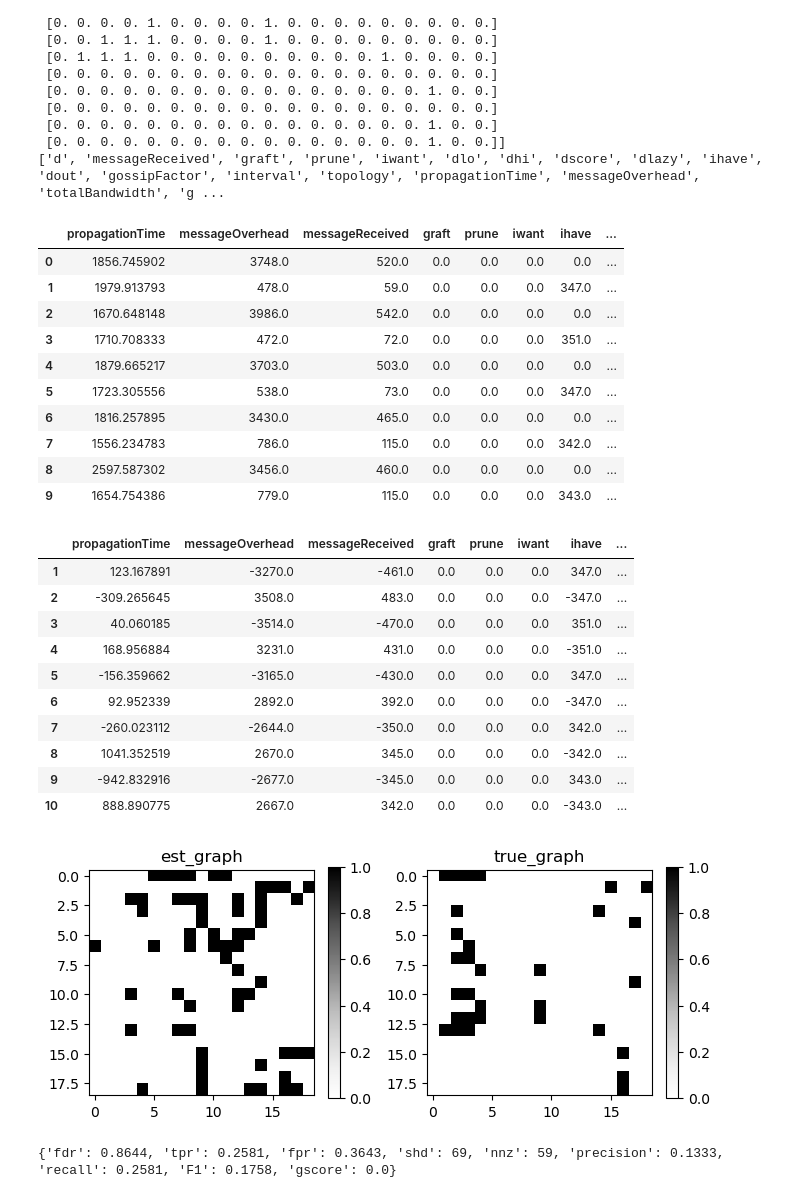
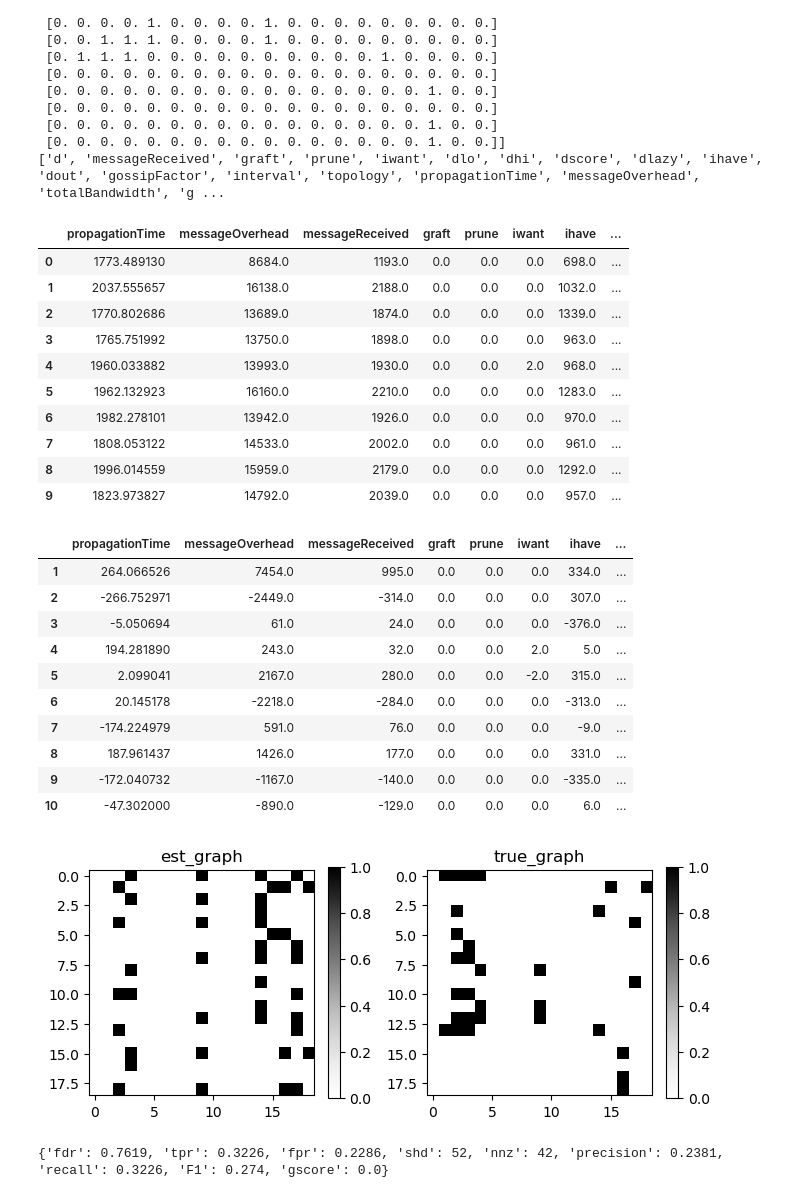
Before and after one commit to FlavScheidt/flexi-pipe, a Jupyter notebook: data/CausalAnalysis/CausalDiscovery/NomalizedData.ipynb, the cells around one changed output. Saved outputs shown, nothing was run; the diff lists cells and outputs as text; code cells hidden in the pictures.

```diff
--- a/data/CausalAnalysis/CausalDiscovery/NomalizedData.ipynb
+++ b/data/CausalAnalysis/CausalDiscovery/NomalizedData.ipynb
@@ -101,7 +101,7 @@ print(causal_graph.nodes)
 
 #Import data
 # data = pd.read_csv('../datasets/consolidated.csv',header=0, index_col=0)
-data = pd.read_csv('../GenerateDatasets/consolidated.csv',header=0, index_col=0)
+data = pd.read_csv('../consolidated.csv',header=0, index_col=0)
 consolidated = pd.DataFrame(data)
 
 consolidated = consolidated.drop(columns=['experiment'])#, 'messageBandwidth'])#, 'gossipBandwidth'])#, 'messageDuplicated'])#, 'n_nodes', 'consensus', 'messageDuplicated'])
@@ -125,16 +125,16 @@ consolidated = consolidated.drop(columns=['top'])
 consolidated.head(10)
 # %% [output]
 |  | propagationTime | messageOverhead | messageReceived | graft | prune | iwant | ihave | ... |
-| 0 | 1856.745902 | 3748.0 | 520.0 | 0.0 | 0.0 | 0.0 | 0.0 | ... |
-| 1 | 1979.913793 | 478.0 | 59.0 | 0.0 | 0.0 | 0.0 | 347.0 | ... |
-| 2 | 1670.648148 | 3986.0 | 542.0 | 0.0 | 0.0 | 0.0 | 0.0 | ... |
-| 3 | 1710.708333 | 472.0 | 72.0 | 0.0 | 0.0 | 0.0 | 351.0 | ... |
-| 4 | 1879.665217 | 3703.0 | 503.0 | 0.0 | 0.0 | 0.0 | 0.0 | ... |
-| 5 | 1723.305556 | 538.0 | 73.0 | 0.0 | 0.0 | 0.0 | 347.0 | ... |
-| 6 | 1816.257895 | 3430.0 | 465.0 | 0.0 | 0.0 | 0.0 | 0.0 | ... |
-| 7 | 1556.234783 | 786.0 | 115.0 | 0.0 | 0.0 | 0.0 | 342.0 | ... |
-| 8 | 2597.587302 | 3456.0 | 460.0 | 0.0 | 0.0 | 0.0 | 0.0 | ... |
-| 9 | 1654.754386 | 779.0 | 115.0 | 0.0 | 0.0 | 0.0 | 343.0 | ... |
+| 0 | 1773.489130 | 8684.0 | 1193.0 | 0.0 | 0.0 | 0.0 | 698.0 | ... |
+| 1 | 2037.555657 | 16138.0 | 2188.0 | 0.0 | 0.0 | 0.0 | 1032.0 | ... |
+| 2 | 1770.802686 | 13689.0 | 1874.0 | 0.0 | 0.0 | 0.0 | 1339.0 | ... |
+| 3 | 1765.751992 | 13750.0 | 1898.0 | 0.0 | 0.0 | 0.0 | 963.0 | ... |
+| 4 | 1960.033882 | 13993.0 | 1930.0 | 0.0 | 0.0 | 2.0 | 968.0 | ... |
+| 5 | 1962.132923 | 16160.0 | 2210.0 | 0.0 | 0.0 | 0.0 | 1283.0 | ... |
+| 6 | 1982.278101 | 13942.0 | 1926.0 | 0.0 | 0.0 | 0.0 | 970.0 | ... |
+| 7 | 1808.053122 | 14533.0 | 2002.0 | 0.0 | 0.0 | 0.0 | 961.0 | ... |
+| 8 | 1996.014559 | 15959.0 | 2179.0 | 0.0 | 0.0 | 0.0 | 1292.0 | ... |
+| 9 | 1823.973827 | 14792.0 | 2039.0 | 0.0 | 0.0 | 0.0 | 957.0 | ... |
 # %%
 #Differenting -> https://medium.com/@nathanvenos/time-series-analysis-in-python-ab582dd803cd
 
@@ -148,45 +148,45 @@ X = consolidateddiff[['d', 'messageReceived', 'graft', 'prune', 'iwant', 'dlo',
 consolidateddiff.head(10)
 # %% [output]
 |  | propagationTime | messageOverhead | messageReceived | graft | prune | iwant | ihave | ... |
-| 1 | 123.167891 | -3270.0 | -461.0 | 0.0 | 0.0 | 0.0 | 347.0 | ... |
-| 2 | -309.265645 | 3508.0 | 483.0 | 0.0 | 0.0 | 0.0 | -347.0 | ... |
-| 3 | 40.060185 | -3514.0 | -470.0 | 0.0 | 0.0 | 0.0 | 351.0 | ... |
-| 4 | 168.956884 | 3231.0 | 431.0 | 0.0 | 0.0 | 0.0 | -351.0 | ... |
-| 5 | -156.359662 | -3165.0 | -430.0 | 0.0 | 0.0 | 0.0 | 347.0 | ... |
-| 6 | 92.952339 | 2892.0 | 392.0 | 0.0 | 0.0 | 0.0 | -347.0 | ... |
-| 7 | -260.023112 | -2644.0 | -350.0 | 0.0 | 0.0 | 0.0 | 342.0 | ... |
-| 8 | 1041.352519 | 2670.0 | 345.0 | 0.0 | 0.0 | 0.0 | -342.0 | ... |
-| 9 | -942.832916 | -2677.0 | -345.0 | 0.0 | 0.0 | 0.0 | 343.0 | ... |
-| 10 | 888.890775 | 2667.0 | 342.0 | 0.0 | 0.0 | 0.0 | -343.0 | ... |
+| 1 | 264.066526 | 7454.0 | 995.0 | 0.0 | 0.0 | 0.0 | 334.0 | ... |
+| 2 | -266.752971 | -2449.0 | -314.0 | 0.0 | 0.0 | 0.0 | 307.0 | ... |
+| 3 | -5.050694 | 61.0 | 24.0 | 0.0 | 0.0 | 0.0 | -376.0 | ... |
+| 4 | 194.281890 | 243.0 | 32.0 | 0.0 | 0.0 | 2.0 | 5.0 | ... |
+| 5 | 2.099041 | 2167.0 | 280.0 | 0.0 | 0.0 | -2.0 | 315.0 | ... |
+| 6 | 20.145178 | -2218.0 | -284.0 | 0.0 | 0.0 | 0.0 | -313.0 | ... |
+| 7 | -174.224979 | 591.0 | 76.0 | 0.0 | 0.0 | 0.0 | -9.0 | ... |
+| 8 | 187.961437 | 1426.0 | 177.0 | 0.0 | 0.0 | 0.0 | 331.0 | ... |
+| 9 | -172.040732 | -1167.0 | -140.0 | 0.0 | 0.0 | 0.0 | -335.0 | ... |
+| 10 | -47.302000 | -890.0 | -129.0 | 0.0 | 0.0 | 0.0 | 6.0 | ... |
 # %%
 # structure learning
 priori = PrioriKnowledge(X.shape[1])
-# priori.add_forbidden_edges([(0,0),(0,5),(0,6),(0,7),(0,8),(0,10),(0,11),(0,12),(0,13),(1,0),(1,5),(1,6),(1,7),(1,8),(1,10),(1,11),(1,12),(1,13),
-#                             (2,0),(2,5),(2,6),(2,7),(2,8),(2,10),(2,11),(2,12),(2,13),(3,0),(3,5),(3,6),(3,7),(3,8),(3,10),(3,11),(3,12),(3,13),
-#                             (4,0),(4,5),(4,6),(4,7),(4,8),(4,10),(4,11),(4,12),(4,13),(5,0),(5,5),(5,6),(5,7),(5,8),(5,10),(5,11),(5,12),(5,13),
-#                             (6,0),(6,5),(6,6),(6,7),(6,8),(6,10),(6,11),(6,12),(6,13),(7,0),(7,5),(7,6),(7,7),(7,8),(7,10),(7,11),(7,12),(7,13),
-#                             (8,0),(8,5),(8,6),(8,7),(8,8),(8,10),(8,11),(8,12),(8,13),(9,0),(9,5),(9,6),(9,7),(9,8),(9,10),(9,11),(9,12),(9,13),
-#                             (10,0),(10,5),(10,6),(10,7),(10,8),(10,10),(10,11),(10,12),(10,13),(11,0),(11,5),(11,6),(11,7),(11,8),(11,10),(11,11),(11,12),(11,13),
-#                             (12,0),(12,5),(12,6),(12,7),(12,8),(12,10),(12,11),(12,12),(12,13),(13,0),(13,5),(13,6),(13,7),(13,8),(13,10),(13,11),(13,12),(13,13),
-#                             (14,0),(14,5),(14,6),(14,7),(14,8),(14,10),(14,11),(14,12),(14,13),(15,0),(15,5),(15,6),(15,7),(15,8),(15,10),(15,11),(15,12),(15,13),
-#                             (16,0),(16,5),(16,6),(16,7),(16,8),(16,10),(16,11),(16,12),(16,13),(16,15),(17,0),(17,5),(17,6),(17,7),(17,8),(17,10),(17,11),(17,12),(17,13),(17,15),
-#                             (18,0),(18,5),(18,6),(18,7),(18,8),(18,10),(18,11),(18,12),(18,13),(18,15),(14,4),(16,17),(16,18)])
+priori.add_forbidden_edges([(0,0),(0,5),(0,6),(0,7),(0,8),(0,10),(0,11),(0,12),(0,13),(1,0),(1,5),(1,6),(1,7),(1,8),(1,10),(1,11),(1,12),(1,13),
+                            (2,0),(2,5),(2,6),(2,7),(2,8),(2,10),(2,11),(2,12),(2,13),(3,0),(3,5),(3,6),(3,7),(3,8),(3,10),(3,11),(3,12),(3,13),
+                            (4,0),(4,5),(4,6),(4,7),(4,8),(4,10),(4,11),(4,12),(4,13),(5,0),(5,5),(5,6),(5,7),(5,8),(5,10),(5,11),(5,12),(5,13),
+                            (6,0),(6,5),(6,6),(6,7),(6,8),(6,10),(6,11),(6,12),(6,13),(7,0),(7,5),(7,6),(7,7),(7,8),(7,10),(7,11),(7,12),(7,13),
+                            (8,0),(8,5),(8,6),(8,7),(8,8),(8,10),(8,11),(8,12),(8,13),(9,0),(9,5),(9,6),(9,7),(9,8),(9,10),(9,11),(9,12),(9,13),
+                            (10,0),(10,5),(10,6),(10,7),(10,8),(10,10),(10,11),(10,12),(10,13),(11,0),(11,5),(11,6),(11,7),(11,8),(11,10),(11,11),(11,12),(11,13),
+                            (12,0),(12,5),(12,6),(12,7),(12,8),(12,10),(12,11),(12,12),(12,13),(13,0),(13,5),(13,6),(13,7),(13,8),(13,10),(13,11),(13,12),(13,13),
+                            (14,0),(14,5),(14,6),(14,7),(14,8),(14,10),(14,11),(14,12),(14,13),(15,0),(15,5),(15,6),(15,7),(15,8),(15,10),(15,11),(15,12),(15,13),
+                            (16,0),(16,5),(16,6),(16,7),(16,8),(16,10),(16,11),(16,12),(16,13),(16,15),(17,0),(17,5),(17,6),(17,7),(17,8),(17,10),(17,11),(17,12),(17,13),(17,15),
+                            (18,0),(18,5),(18,6),(18,7),(18,8),(18,10),(18,11),(18,12),(18,13),(18,15),(14,4),(16,17),(16,18)])
 # priori.add_required_edges([(17, 16),
 #                            (18, 16),
 #                            (6,2),
 #                            (5,3)])
-pc = PC(variant='original')#, priori_knowledge=priori)
+pc = PC(variant='original', priori_knowledge=priori)
 pc.learn(X)
 
 # plot predict_dag and true_dag
 GraphDAG(pc.causal_matrix, true_causal_matrix, 'result')
 
 # calculate metrics
 mt = MetricsDAG(pc.causal_matrix, true_causal_matrix)
 print(mt.metrics)
 # %% [output]
-[figure, old version]
+[figure, new version]
-{'fdr': 0.8644, 'tpr': 0.2581, 'fpr': 0.3643, 'shd': 69, 'nnz': 59, 'precision': 0.1333, 'recall': 0.2581, 'F1': 0.1758, 'gscore': 0.0}
+{'fdr': 0.7619, 'tpr': 0.3226, 'fpr': 0.2286, 'shd': 52, 'nnz': 42, 'precision': 0.2381, 'recall': 0.3226, 'F1': 0.274, 'gscore': 0.0}
 # %%
 learned_causal_graph = nx.from_numpy_array(pc.causal_matrix, create_using=nx.DiGraph)
 
```
Also changed, not shown: parts of 5 cells of this notebook, 2 other files.
